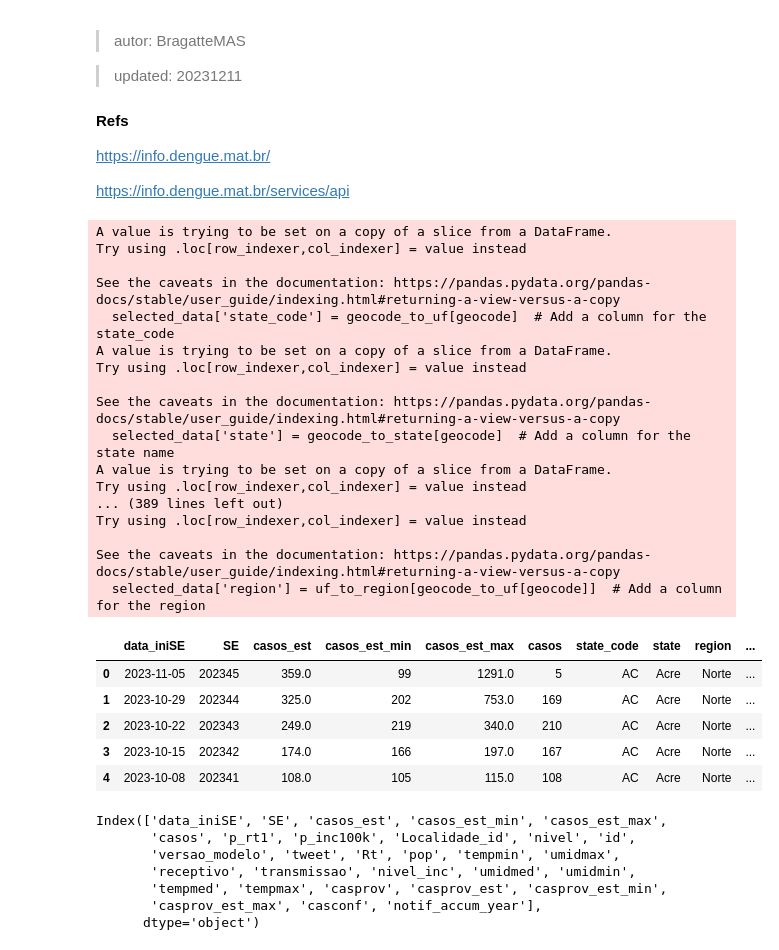
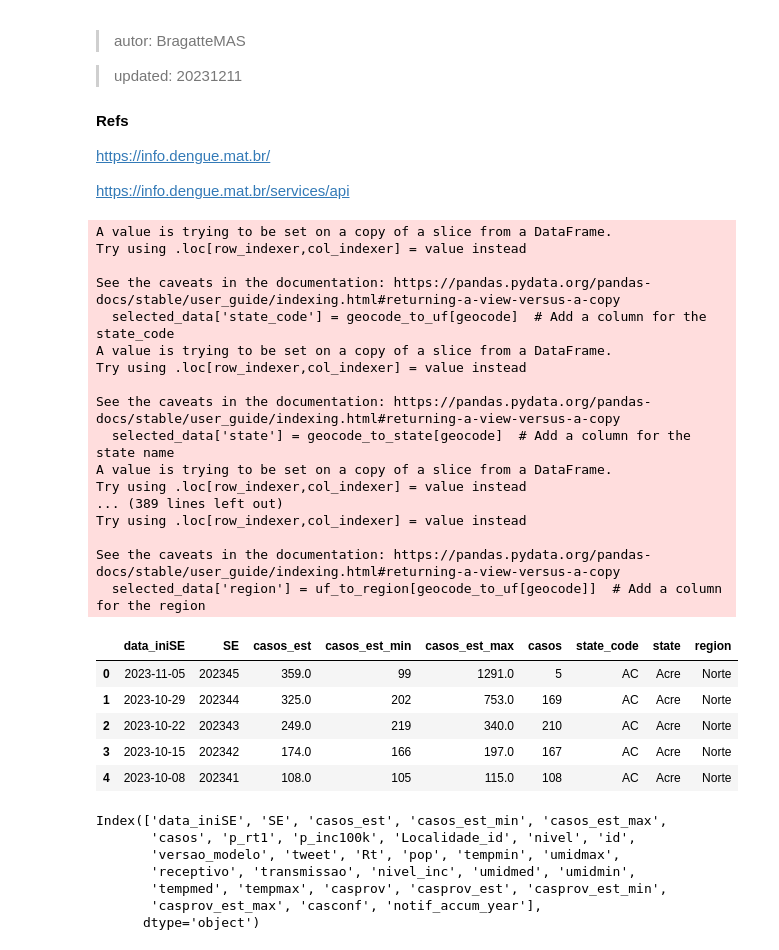
Before and after one commit to InstitutoTodosPelaSaude/arbo, a Jupyter notebook: EDA/arbo_api_infodenv.ipynb, the cells around one changed output. Drawn from its saved outputs; the diff is of its cells as text; code cells hidden in the pictures.

```diff
--- a/EDA/arbo_api_infodenv.ipynb
+++ b/EDA/arbo_api_infodenv.ipynb
@@ -128,40 +128,40 @@ for geocode in geocodes:
     url = f'https://info.dengue.mat.br/api/alertcity?geocode={geocode}&disease=dengue&format=csv&ew_start=1&ew_end=50&ey_start=2022&ey_end=2023'
     infodengue = pd.read_csv(url)
     selected_data = infodengue[new_columns]
     selected_data['state_code'] = geocode_to_uf[geocode]  # Add a column for the state_code
     selected_data['state'] = geocode_to_state[geocode]  # Add a column for the state name
     selected_data['region'] = uf_to_region[geocode_to_uf[geocode]]  # Add a column for the region
-    infodenv_cases = pd.concat([infodengue, selected_data])
+    infodenv_cases = pd.concat([infodenv_cases, selected_data])
 
 ## Reset index after concatenating
 infodenv_cases.reset_index(drop=True, inplace=True)
 
 ## Display the first few rows of the new DataFrame
 infodenv_cases.head()
 # %% [output]
 A value is trying to be set on a copy of a slice from a DataFrame.
 Try using .loc[row_indexer,col_indexer] = value instead
 
 See the caveats in the documentation: https://pandas.pydata.org/pandas-docs/stable/user_guide/indexing.html#returning-a-view-versus-a-copy
   selected_data['state_code'] = geocode_to_uf[geocode]  # Add a column for the state_code
 A value is trying to be set on a copy of a slice from a DataFrame.
 Try using .loc[row_indexer,col_indexer] = value instead
 
 See the caveats in the documentation: https://pandas.pydata.org/pandas-docs/stable/user_guide/indexing.html#returning-a-view-versus-a-copy
   selected_data['state'] = geocode_to_state[geocode]  # Add a column for the state name
 A value is trying to be set on a copy of a slice from a DataFrame.
 Try using .loc[row_indexer,col_indexer] = value instead
 ... (389 lines left out)
 Try using .loc[row_indexer,col_indexer] = value instead
 
 See the caveats in the documentation: https://pandas.pydata.org/pandas-docs/stable/user_guide/indexing.html#returning-a-view-versus-a-copy
   selected_data['region'] = uf_to_region[geocode_to_uf[geocode]]  # Add a column for the region
-|  | data_iniSE | SE | casos_est | casos_est_min | casos_est_max | casos | state_code | state | region | ... |
-| 0 | 2023-11-05 | 202345 | 359.0 | 99 | 1291.0 | 5 | AC | Acre | Norte | ... |
-| 1 | 2023-10-29 | 202344 | 325.0 | 202 | 753.0 | 169 | AC | Acre | Norte | ... |
-| 2 | 2023-10-22 | 202343 | 249.0 | 219 | 340.0 | 210 | AC | Acre | Norte | ... |
-| 3 | 2023-10-15 | 202342 | 174.0 | 166 | 197.0 | 167 | AC | Acre | Norte | ... |
-| 4 | 2023-10-08 | 202341 | 108.0 | 105 | 115.0 | 108 | AC | Acre | Norte | ... |
+|  | data_iniSE | SE | casos_est | casos_est_min | casos_est_max | casos | state_code | state | region |
+| 0 | 2023-11-05 | 202345 | 359.0 | 99 | 1291.0 | 5 | AC | Acre | Norte |
+| 1 | 2023-10-29 | 202344 | 325.0 | 202 | 753.0 | 169 | AC | Acre | Norte |
+| 2 | 2023-10-22 | 202343 | 249.0 | 219 | 340.0 | 210 | AC | Acre | Norte |
+| 3 | 2023-10-15 | 202342 | 174.0 | 166 | 197.0 | 167 | AC | Acre | Norte |
+| 4 | 2023-10-08 | 202341 | 108.0 | 105 | 115.0 | 108 | AC | Acre | Norte |
 # %%
 ## Display the columns of the original DataFrame
 print(infodengue.columns)
```
Also changed, not shown: parts of 2 cells of this notebook.
